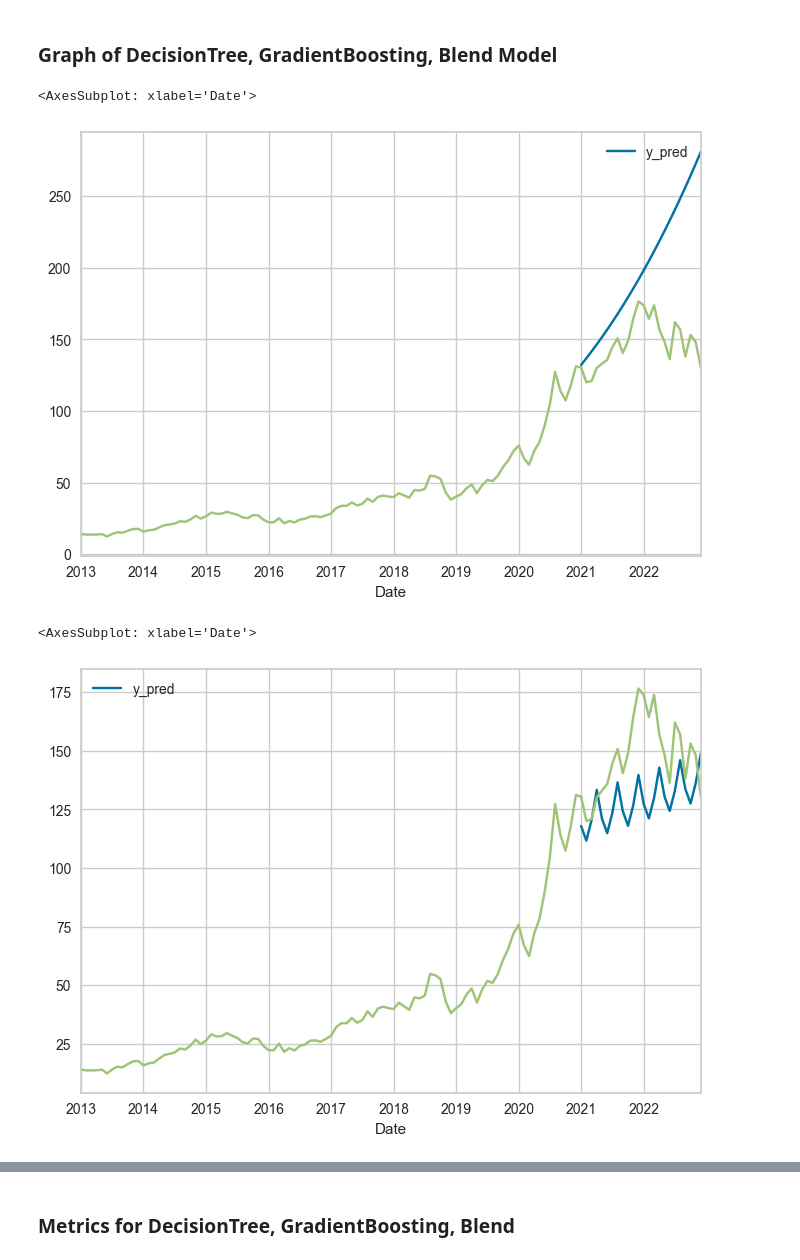
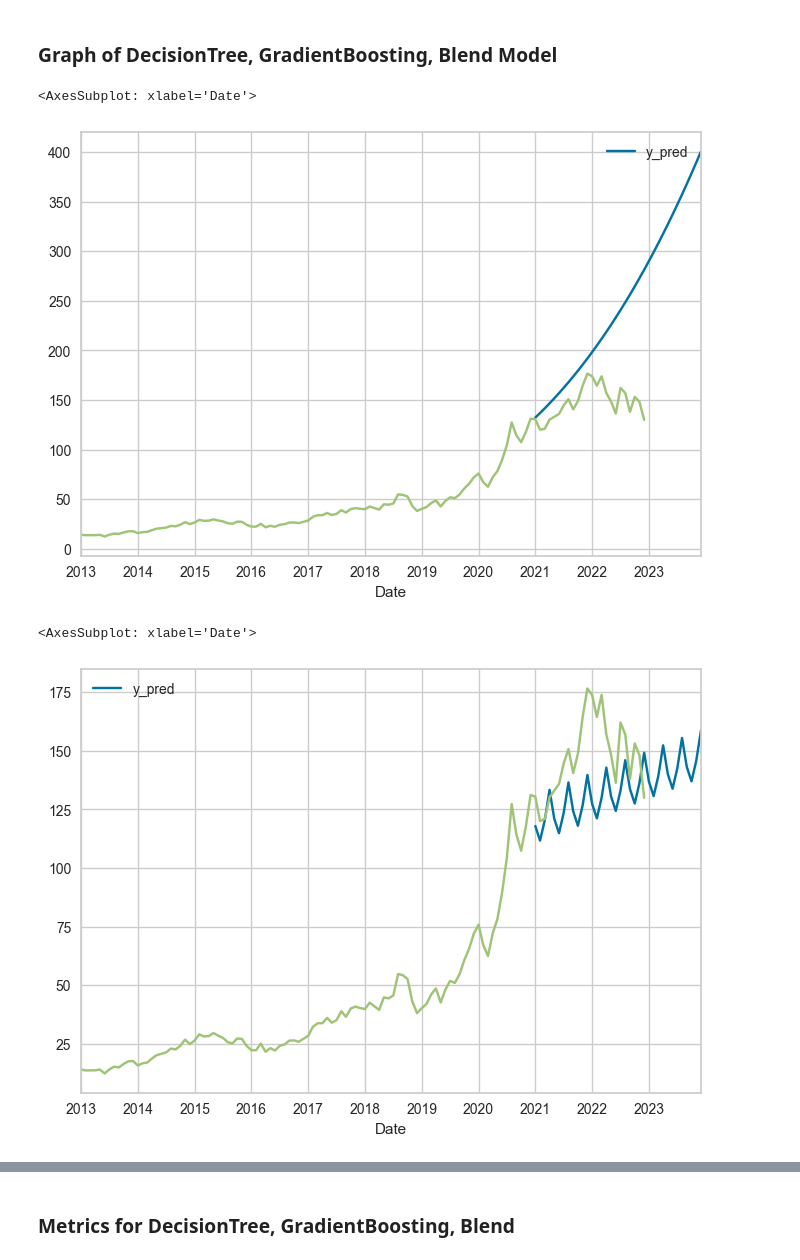
Before and after one commit to grantc00/capstone2, a Jupyter notebook: Capstone.ipynb, the cells around one changed output, grey strips where cells are left out. Cells and saved outputs as stored; diff of their text form; code cells hidden in the pictures.

```diff
--- a/Capstone.ipynb
+++ b/Capstone.ipynb
@@ -443,22 +441,22 @@ pred_holdout = exp.predict_model(final_model)
 ### Graph of DecisionTree, GradientBoosting, Blend Model
 # %%
 # predict with tuned decision tree
-preds_dt = predict_model(tuned_dt, fh=24)
+preds_dt = predict_model(tuned_dt, fh=36)
 
 ax = preds_dt.plot()
 df_interpol.plot(ax=ax)
 # %% [output]
 <AxesSubplot: xlabel='Date'>
-[figure, old version]
+[figure, new version]
 # %%
 # predict with tuned gradient boosting
-preds_gbr = predict_model(tuned_gbr, fh=24)
+preds_gbr = predict_model(tuned_gbr, fh=36)
 
 ax = preds_gbr.plot()
 df_interpol.plot(ax=ax)
 # %% [output]
 <AxesSubplot: xlabel='Date'>
-[figure, old version]
+[figure, new version]
 # %%
 ax = pred_holdout.plot()
 df_interpol.plot(ax=ax)
```
Also changed, not shown: parts of 8 cells of this notebook, 1 other file.
